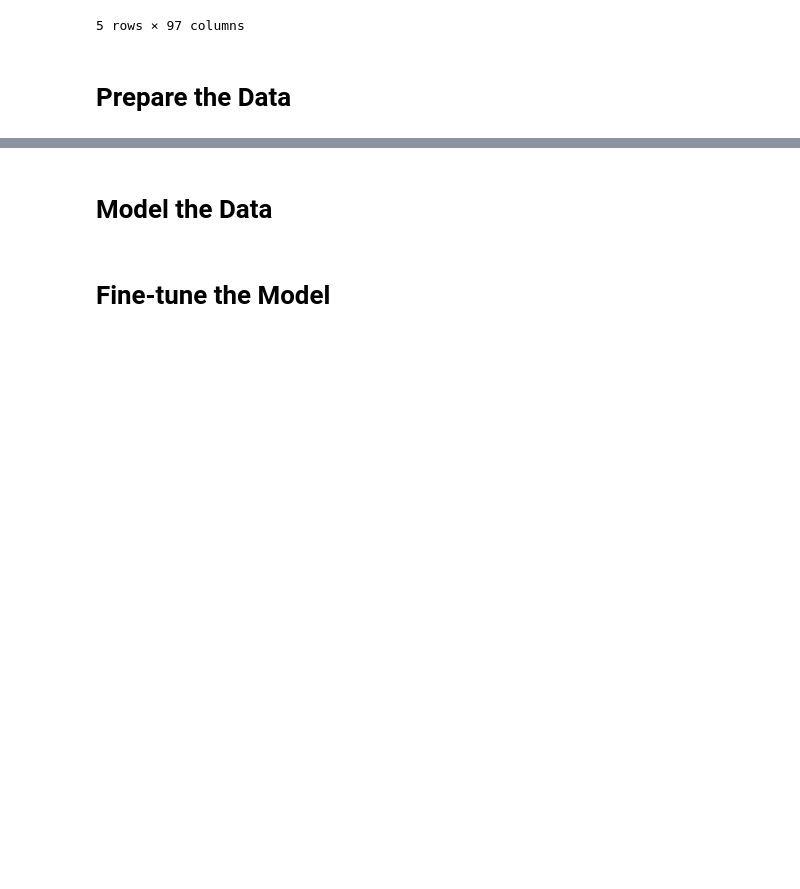
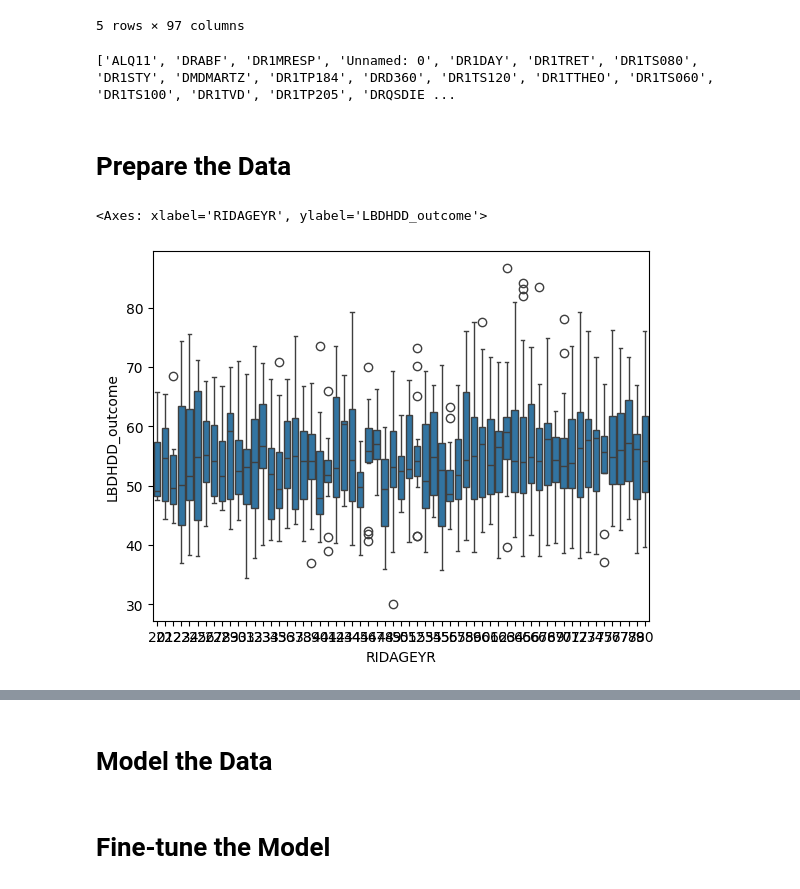
Before and after one commit to mandiiiwu/asa_challenge, a Jupyter notebook: deepnote/asa_challenge/notebook.ipynb, the cells around one changed output, grey strips where cells are left out. Saved outputs shown, nothing was run; the diff lists cells and outputs as text; code cells hidden in the pictures; blank space fills up the shorter version.

```diff
--- a/deepnote/asa_challenge/notebook.ipynb
+++ b/deepnote/asa_challenge/notebook.ipynb
@@ -360,6 +358,10 @@ train.head()
 | 3 | 4 | 58.853188 | 2018 | 39.99 | 206.45 | 50.56 | 17.2 | 42.75 | 12.418 | ... |
 | 4 | 5 | 40.239688 | 2331 | 89.59 | 307.36 | 161.17 | 20.1 | 85.28 | 22.278 | ... |
 5 rows × 97 columns
+# %%
+print(drop_cols)
+# %% [output]
+['ALQ11', 'DRABF', 'DR1MRESP', 'Unnamed: 0', 'DR1DAY', 'DR1TRET', 'DR1TS080', 'DR1STY', 'DMDMARTZ', 'DR1TP184', 'DRD360', 'DR1TS120', 'DR1TTHEO', 'DR1TS060', 'DR1TS100', 'DR1TVD', 'DR1TP205', 'DRQSDIE ...
 # %% [markdown]
 # Prepare the Data
 # %%
@@ -379,0 +382,5 @@ df_scaled = scaler.fit_transform(df_cleaned)
+# %%
+sb.boxplot(data=train, x='RIDAGEYR', y='LBDHDD_outcome')
+# %% [output]
+<Axes: xlabel='RIDAGEYR', ylabel='LBDHDD_outcome'>
+[figure, added]
```
Also changed, not shown: parts of 3 cells of this notebook.
